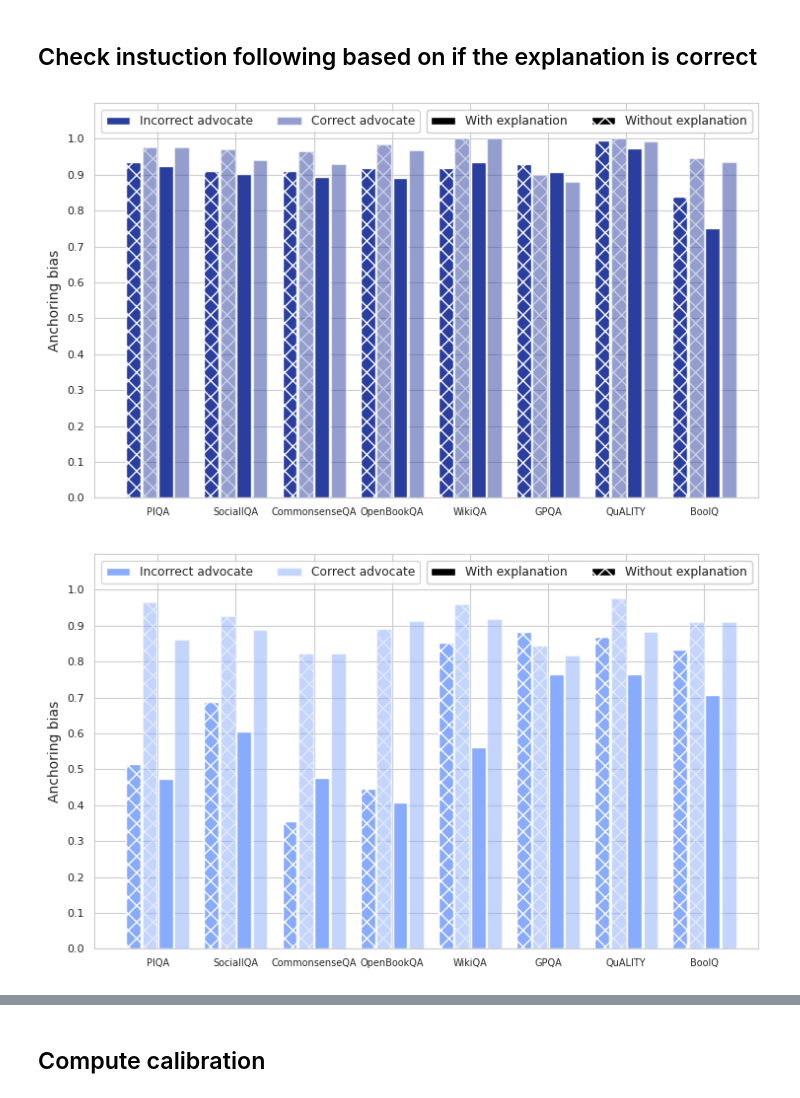
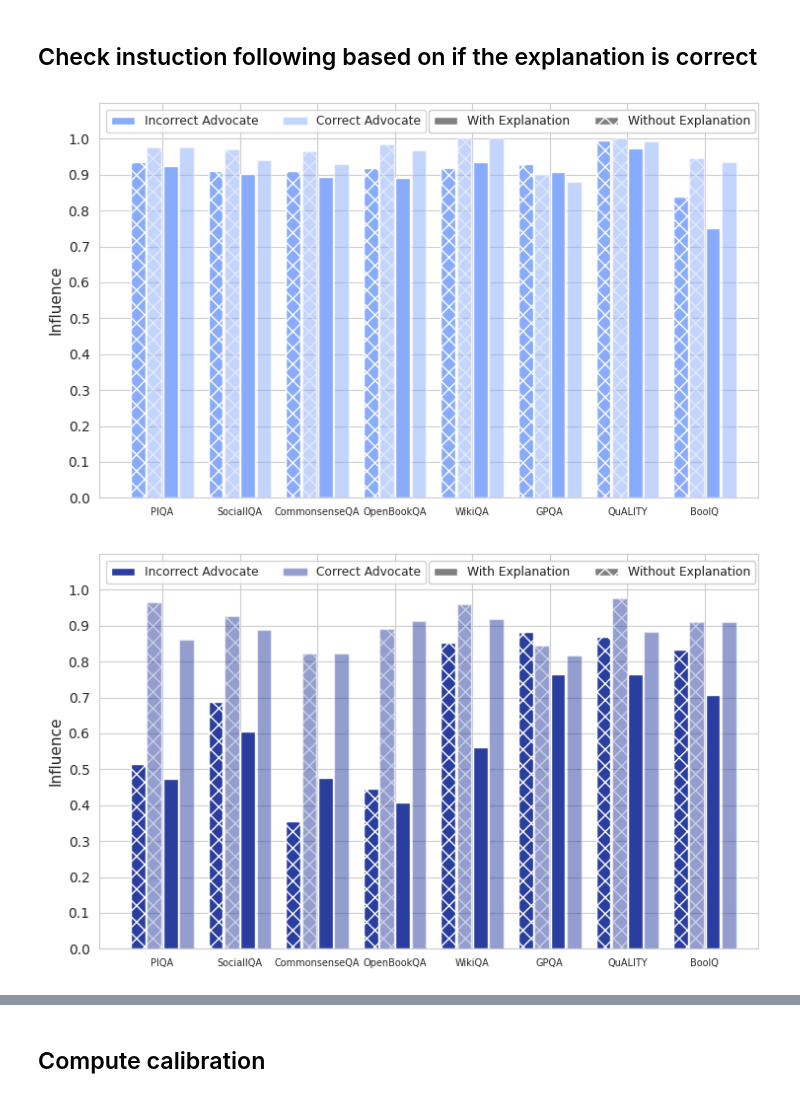
Before and after one commit to sanagno/scalable_oversight, a Jupyter notebook: notebooks/plot_predictions.ipynb, the cells around one changed output, grey strips where cells are left out. Cells and saved outputs as stored; diff of their text form; code cells hidden in the pictures.

```diff
--- a/notebooks/plot_predictions.ipynb
+++ b/notebooks/plot_predictions.ipynb
@@ -22,6 +22,7 @@ from src.plotting_utils import (
     MODEL_NAMES,
     GREG_PALLETTE,
 )
+from src.definitions import POSSIBLE_ADVOCATES
 from src.utils import load_pickle
 from src.dataset_utils import get_dataset
 from src.definitions import LEVELS
@@ -39,7 +40,7 @@ data_path = "euler_logs/logs_20_03_v1"
 model_advocate = "Llama-2-70b-chat"
 models = ["Llama-2-70b-chat", "Mixtral", "falcon-40b"]
 
-model_colors = ["#293e9f", "#88abfd", "#df431d"]
+model_colors = ["#88abfd", "#293e9f", "#df431d"]
 
 
 datasets = [
@@ -591,41 +571,41 @@ for model_idx in range(len(models)):
     ax.set_yticks(
         np.arange(0, 1.1, 0.1),
         ["{:.1f}".format(x) for x in np.arange(0, 1.1, 0.1)],
-        fontsize=8,
+        fontsize=10,
     )
-    ax.set_ylabel("Anchoring bias")
+    ax.set_ylabel("Influence", fontsize=11)
 
     legend_lines = [
         mpatches.Patch(facecolor=model_colors[model_idx], alpha=1.0),
         mpatches.Patch(facecolor=model_colors[model_idx], alpha=0.5),
     ]
-    legend_names = ["Incorrect advocate", "Correct advocate"]
+    legend_names = ["Incorrect Advocate", "Correct Advocate"]
     legend = plt.legend(
         legend_lines,
         legend_names,
         loc=(0.01, 0.925),
         ncol=2,
         fontsize=8.8,
     )
     ax.add_artist(legend)
 
     legend_lines = [
-        mpatches.Patch(facecolor="black", alpha=1.0, hatch=None),
-        mpatches.Patch(facecolor="black", alpha=1.0, hatch="XX"),
+        mpatches.Patch(facecolor="grey", alpha=1.0, hatch=None),
+        mpatches.Patch(facecolor="grey", alpha=1.0, hatch="XX"),
     ]
-    legend_names = ["With explanation", "Without explanation"]
+    legend_names = ["With Explanation", "Without Explanation"]
     legend = plt.legend(
         legend_lines,
         legend_names,
         loc=(0.5, 0.925),
         ncol=2,
         fontsize=8.8,
     )
     ax.add_artist(legend)
 
     plt.tight_layout()
     plt.savefig("figures/anchoring_per_answer_type_{}.pdf".format(model))
     plt.show()
 # %% [output]
-[figure, old version]
+[figure, new version]
-[figure, old version]
+[figure, new version]
```
Also changed, not shown: parts of 30 cells of this notebook, 8 other files.
